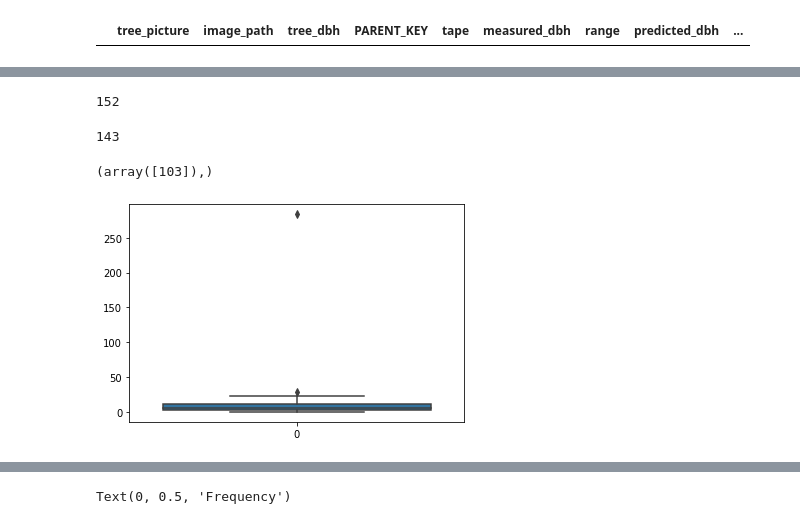
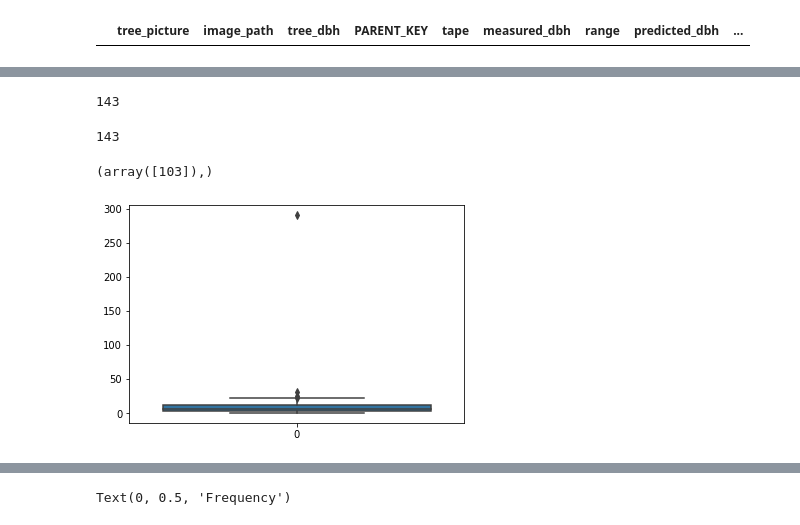
Before and after one commit to eai6/pv_mrv, a Jupyter notebook: statistical_analysis/tree_dbh_model_testing.ipynb, the cells around one changed output, grey strips where cells are left out. Saved outputs shown, nothing was run; the diff lists cells and outputs as text; code cells hidden in the pictures.

```diff
--- a/statistical_analysis/tree_dbh_model_testing.ipynb
+++ b/statistical_analysis/tree_dbh_model_testing.ipynb
@@ -167,0 +197,6 @@ df_sample = df #.sample(n=170) # sub-sample
+# %%
+df_sample = df_sample[df_sample["tree_picture"].apply(isNotCalibirationData)] # filter out calibration dataset
+# %%
+# filter out dataset where measured dbh < 5
+df_sample = df_sample[df_sample["measured_dbh"]>=5]
+len(df_sample)
@@ -243,14 +248,14 @@ df2 =  df1[ df1["tree_picture"].apply(isNotCalibirationData)]
 # %%
 # drop dataset with nan
-df2 = df2.dropna()
-len(df2)
+df1 = df1.dropna()
+len(df1)
 # %% [output]
-152
+143
 # %%
 # Calculate error percentage
 def getErrorPercentage(predicted, measured):
     return (abs(predicted - measured)/measured) * 100
 
-df2['Error_percentage'] = df2.apply(lambda x: getErrorPercentage(x['predicted_dbh'], x['measured_dbh']), axis=1)
+df1['Error_percentage'] = df1.apply(lambda x: getErrorPercentage(x['predicted_dbh'], x['measured_dbh']), axis=1)
 # %%
 # filter out dataset where trees were too small (i.e < 5cm)
@@ -260,17 +265,17 @@ len(df2)
 143
 # %%
 #Remove outliers based on box plot of Error percentage
-sns.boxplot(df2['Error_percentage'].tolist())
+sns.boxplot(df1['Error_percentage'].tolist())
 
-df3 = df2#[df2['residuals'].apply(notOutlier)]
+df3 = df1#[df2['residuals'].apply(notOutlier)]
 
 # Position of the Outlier
-print(np.where(df2['Error_percentage']>40))
+print(np.where(df1['Error_percentage']>40))
 
-df3 = df2[df2['Error_percentage']<40]
+df3 = df1[df1['Error_percentage']<40]
 # %% [output]
 (array([103]),)
-[figure, old version]
+[figure, new version]
 # %%
 # This image that was remove is one case where the data collected did no follow instructions. The image was taken very far from the tree.
 # The way in which this image was taken is not how the technology will be used in the field, hence we can justify removing this one outlier.
```
Also changed, not shown: parts of 19 cells of this notebook, 14 other files.
